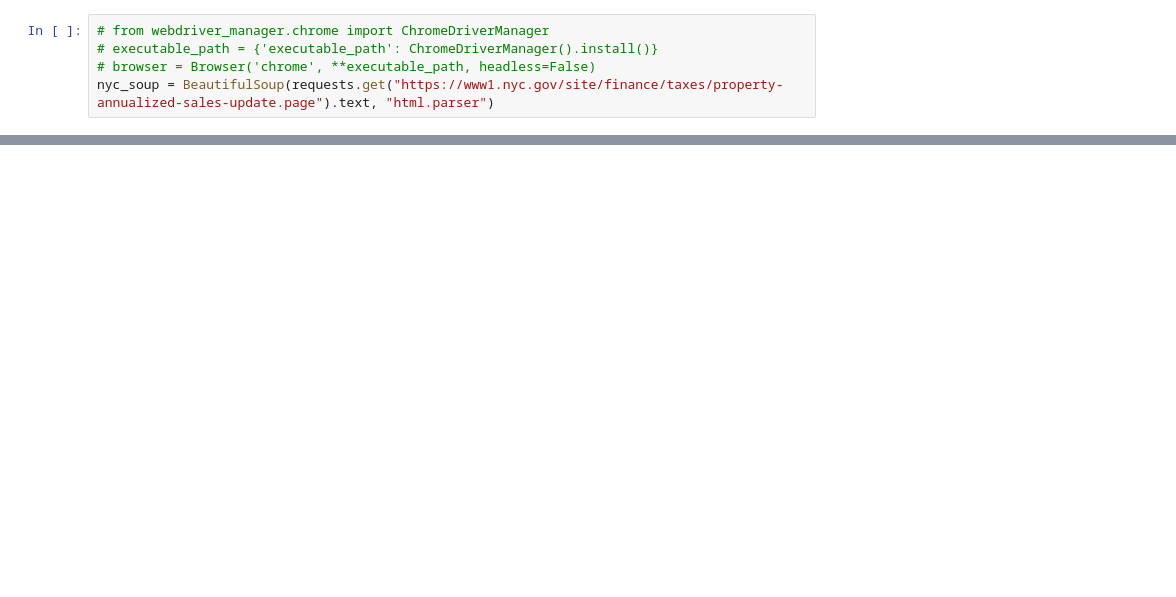
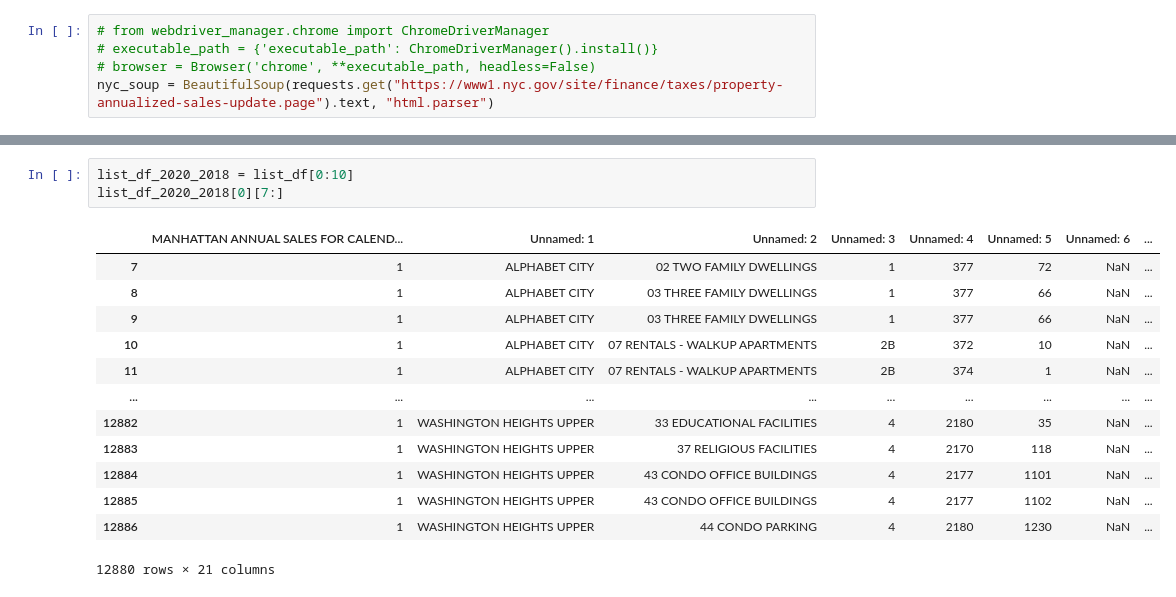
Before and after one commit to sammyschapps87/Independent_Study_NYC_Real_Estate_Evaluation, a Jupyter notebook: fresh_start.ipynb, the cells around one changed output, grey strips where cells are left out. Drawn from its saved outputs; the diff is of its cells as text; blank space fills up the shorter version.

```diff
--- a/fresh_start.ipynb
+++ b/fresh_start.ipynb
@@ -44,0 +69,17 @@ https://www1.nyc.gov/assets/finance/downloads/pdf/rolling_sales/neighborhood_sal
+# %%
+list_df_2020_2018 = list_df[0:10]
+list_df_2020_2018[0][7:]
+# %% [output]
+|  | MANHATTAN ANNUAL SALES FOR CALEND... | Unnamed: 1 | Unnamed: 2 | Unnamed: 3 | Unnamed: 4 | Unnamed: 5 | Unnamed: 6 | ... |
+| 7 | 1 | ALPHABET CITY | 02 TWO FAMILY DWELLINGS | 1 | 377 | 72 | NaN | ... |
+| 8 | 1 | ALPHABET CITY | 03 THREE FAMILY DWELLINGS | 1 | 377 | 66 | NaN | ... |
+| 9 | 1 | ALPHABET CITY | 03 THREE FAMILY DWELLINGS | 1 | 377 | 66 | NaN | ... |
+| 10 | 1 | ALPHABET CITY | 07 RENTALS - WALKUP APARTMENTS | 2B | 372 | 10 | NaN | ... |
+| 11 | 1 | ALPHABET CITY | 07 RENTALS - WALKUP APARTMENTS | 2B | 374 | 1 | NaN | ... |
+| ... | ... | ... | ... | ... | ... | ... | ... | ... |
+| 12882 | 1 | WASHINGTON HEIGHTS UPPER | 33 EDUCATIONAL FACILITIES | 4 | 2180 | 35 | NaN | ... |
+| 12883 | 1 | WASHINGTON HEIGHTS UPPER | 37 RELIGIOUS FACILITIES | 4 | 2170 | 118 | NaN | ... |
+| 12884 | 1 | WASHINGTON HEIGHTS UPPER | 43 CONDO OFFICE BUILDINGS | 4 | 2177 | 1101 | NaN | ... |
+| 12885 | 1 | WASHINGTON HEIGHTS UPPER | 43 CONDO OFFICE BUILDINGS | 4 | 2177 | 1102 | NaN | ... |
+| 12886 | 1 | WASHINGTON HEIGHTS UPPER | 44 CONDO PARKING | 4 | 2180 | 1230 | NaN | ... |
+12880 rows × 21 columns
```
Also changed, not shown: parts of 6 cells of this notebook.
